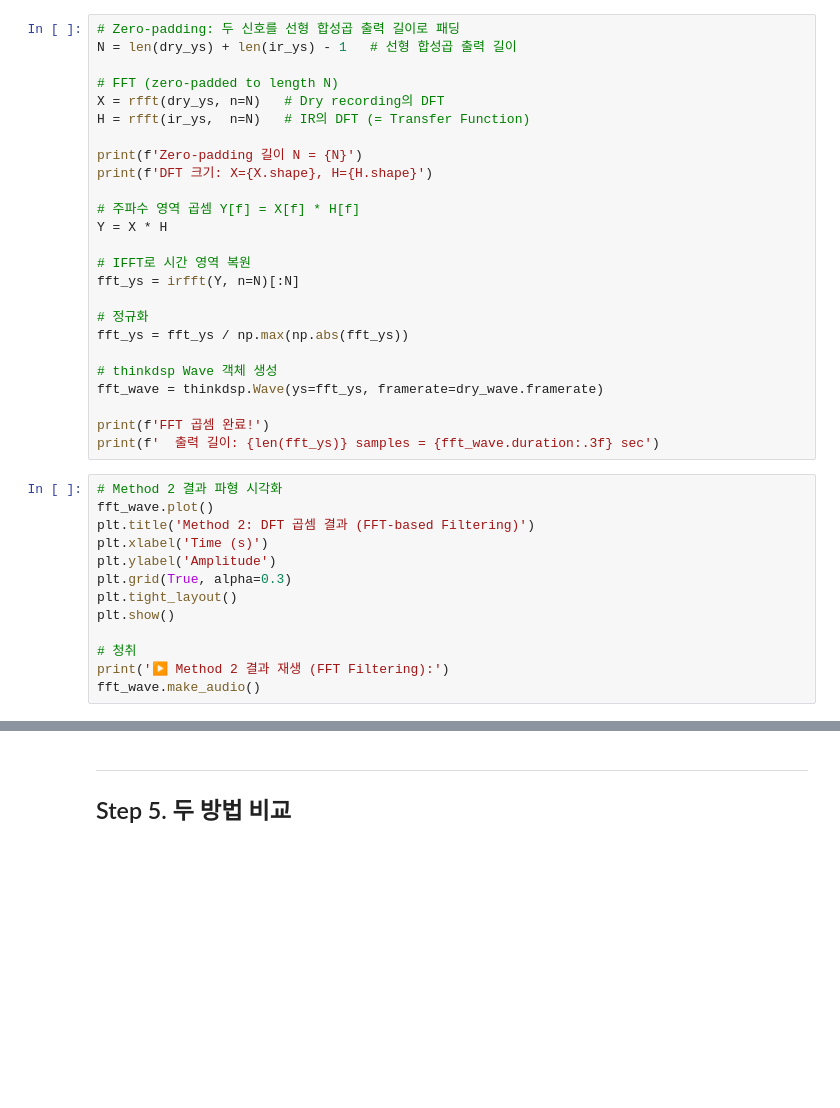
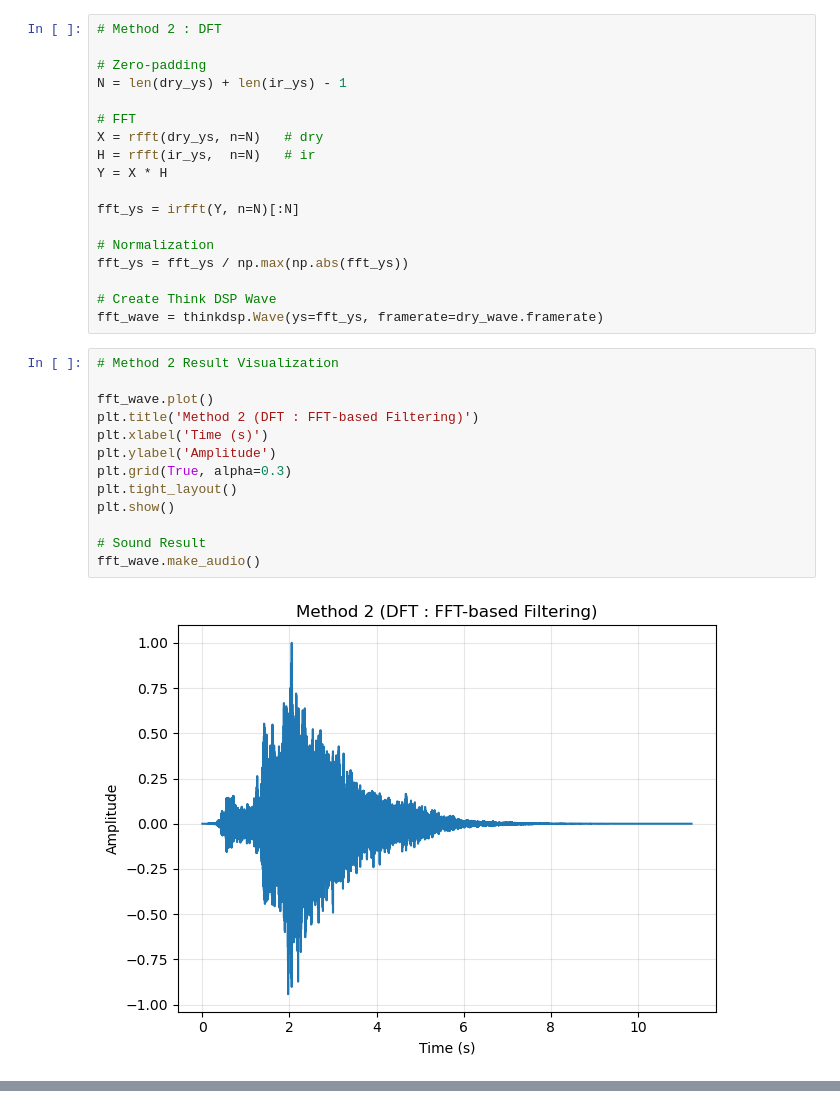
Before and after one commit to alodino/UNIV_ThinkDSP, a Jupyter notebook: code/exercises/ex12_201910936김연수.ipynb, the cells around one changed output, grey strips where cells are left out. Saved outputs shown, nothing was run; the diff lists cells and outputs as text; blank space fills up the shorter version.

```diff
--- a/code/exercises/ex12_201910936김연수.ipynb
+++ b/code/exercises/ex12_201910936김연수.ipynb
@@ -177,38 +119,33 @@ $$y[n] = \mathcal{F}^{-1}\{X[f] \cdot H[f]\}$$
 # %%
-# Zero-padding: 두 신호를 선형 합성곱 출력 길이로 패딩
-N = len(dry_ys) + len(ir_ys) - 1   # 선형 합성곱 출력 길이
+# Method 2 : DFT
 
-# FFT (zero-padded to length N)
-X = rfft(dry_ys, n=N)   # Dry recording의 DFT
-H = rfft(ir_ys,  n=N)   # IR의 DFT (= Transfer Function)
+# Zero-padding
+N = len(dry_ys) + len(ir_ys) - 1
 
-print(f'Zero-padding 길이 N = {N}')
-print(f'DFT 크기: X={X.shape}, H={H.shape}')
-
-# 주파수 영역 곱셈 Y[f] = X[f] * H[f]
+# FFT
+X = rfft(dry_ys, n=N)   # dry
+H = rfft(ir_ys,  n=N)   # ir
 Y = X * H
 
-# IFFT로 시간 영역 복원
 fft_ys = irfft(Y, n=N)[:N]
 
-# 정규화
+# Normalization
 fft_ys = fft_ys / np.max(np.abs(fft_ys))
 
-# thinkdsp Wave 객체 생성
+# Create Think DSP Wave
 fft_wave = thinkdsp.Wave(ys=fft_ys, framerate=dry_wave.framerate)
-
-print(f'FFT 곱셈 완료!')
-print(f'  출력 길이: {len(fft_ys)} samples = {fft_wave.duration:.3f} sec')
 # %%
-# Method 2 결과 파형 시각화
+# Method 2 Result Visualization
+
 fft_wave.plot()
-plt.title('Method 2: DFT 곱셈 결과 (FFT-based Filtering)')
+plt.title('Method 2 (DFT : FFT-based Filtering)')
 plt.xlabel('Time (s)')
 plt.ylabel('Amplitude')
 plt.grid(True, alpha=0.3)
 plt.tight_layout()
 plt.show()
 
-# 청취
-print('▶ Method 2 결과 재생 (FFT Filtering):')
+# Sound Result
 fft_wave.make_audio()
+# %% [output]
+[figure, added]
@@ -215,3 +152,0 @@ fft_wave.make_audio()
-# %% [markdown]
----
-## Step 5. 두 방법 비교
```
Also changed, not shown: parts of 26 cells of this notebook, 3 other files.
